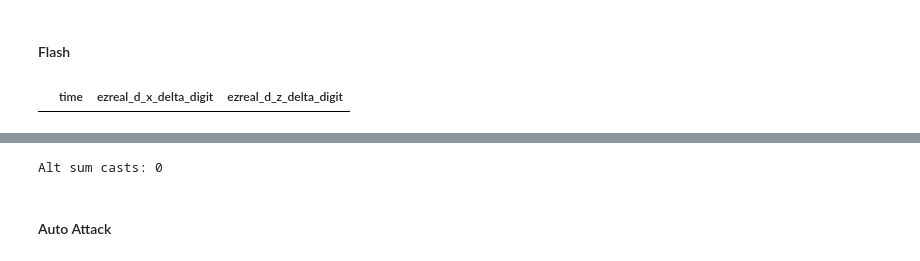
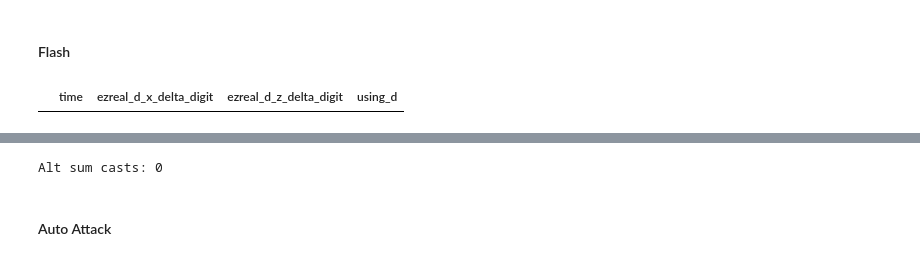
Before and after one commit to MiscellaneousStuff/tlol-analysis, a Jupyter notebook: obs_act_spec_clean.ipynb, the cells around one changed output, grey strips where cells are left out. Cells and saved outputs as stored; diff of their text form; code cells hidden in the pictures.

```diff
--- a/obs_act_spec_clean.ipynb
+++ b/obs_act_spec_clean.ipynb
@@ -456,20 +589,21 @@ Number of ezreal e casts: 1
 # %%
 # Get every time e was cast (this will be 100% acc)
 dcd_s_cur  = spell_casts["d_cd"]
 dcd_s_prev = spell_casts["d_cd"].shift(+1).fillna(0)
 dcd_s_diff = dcd_s_cur - dcd_s_prev
 d_cast     = (dcd_s_diff > 250) & (dcd_s_cur > 0)
 d_cast_idx_s = d_cast[d_cast].index
 
 d_cast_vals = []
 d_cast_cols = ["time", "ezreal_d_x_delta_digit", "ezreal_d_z_delta_digit"]
 for d_cast_idx in d_cast_idx_s:
     d_row = player_df.loc[d_cast_idx-50:d_cast_idx+50][["time", "player_delta"]]
     d_row_idx = d_row.idxmax()["player_delta"]
     tm, x, y = player_df.loc[d_row_idx][["time", "player_x_delta_digit", "player_z_delta_digit"]]
     d_cast_vals.append([tm, x, y])
 
 ezreal_d_df_final = pd.DataFrame(data=d_cast_vals, columns=d_cast_cols)
+ezreal_d_df_final["using_d"] = True
 ezreal_d_df_final
 # %% [output]
-|  | time | ezreal_d_x_delta_digit | ezreal_d_z_delta_digit |
+|  | time | ezreal_d_x_delta_digit | ezreal_d_z_delta_digit | using_d |
```
Also changed, not shown: parts of 24 cells of this notebook.
